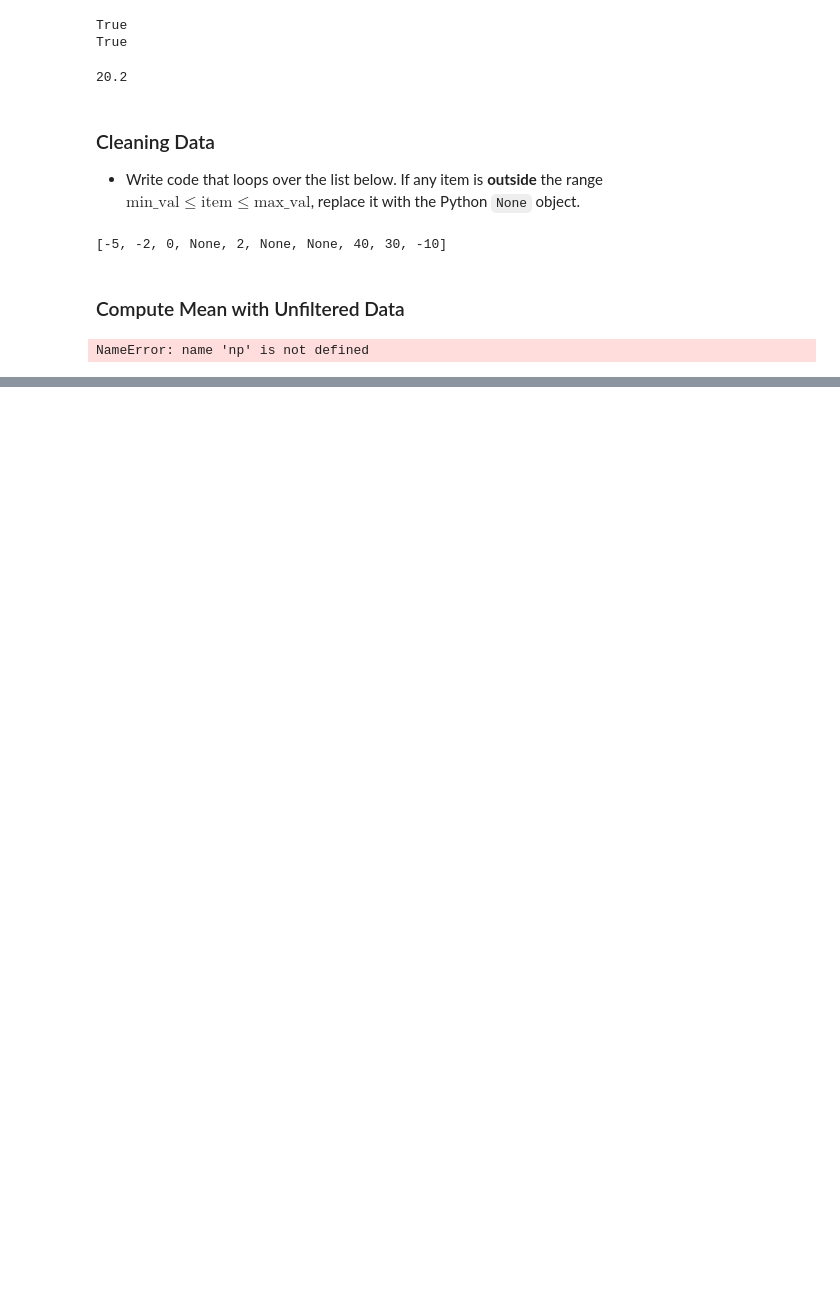
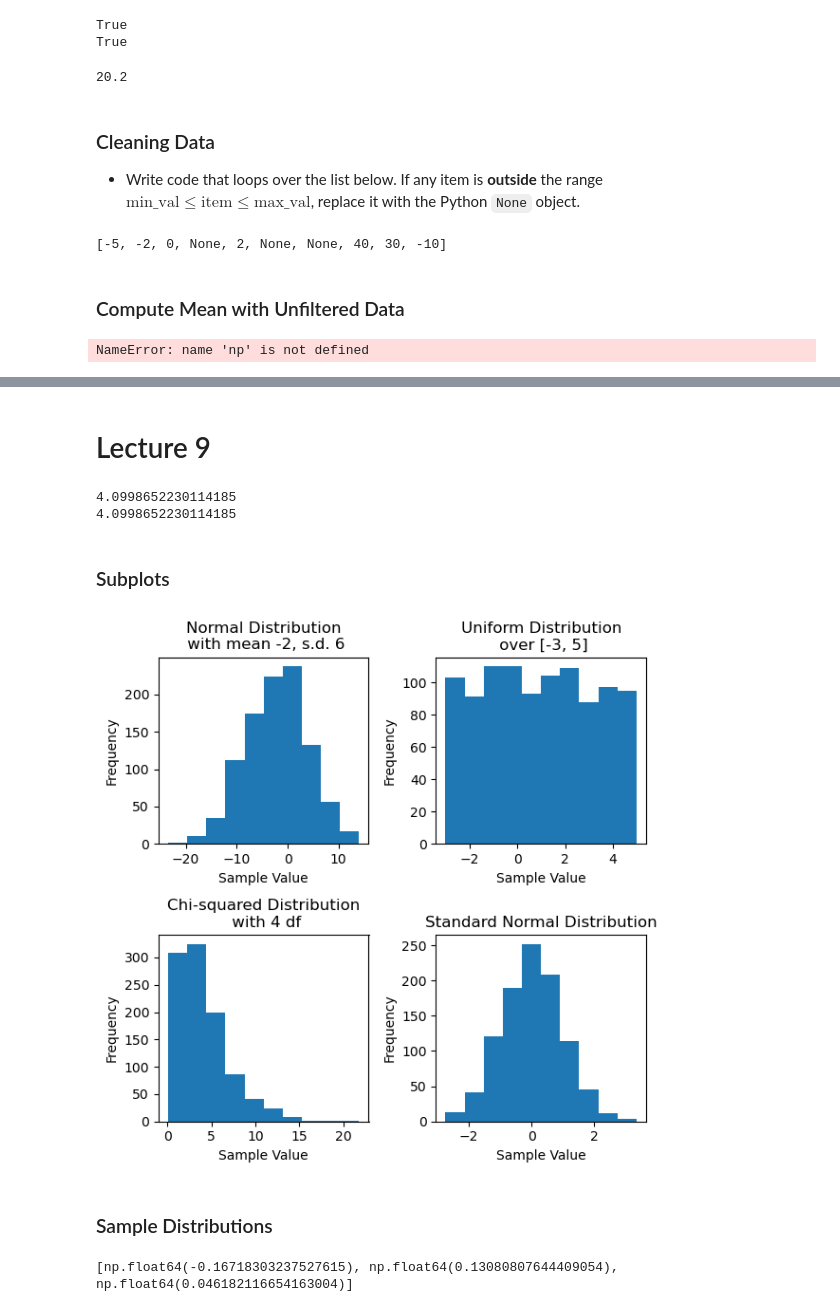
Before and after one commit to michelle1002/datasci151spring2026, a Jupyter notebook: MasterDoc/MasterDocument.ipynb, the cells around one changed output, grey strips where cells are left out. Cells and saved outputs as stored; diff of their text form; code cells hidden in the pictures; blank space fills up the shorter version.

```diff
--- a/MasterDoc/MasterDocument.ipynb
+++ b/MasterDoc/MasterDocument.ipynb
@@ -1673,0 +1676,67 @@ print(numerator/denominator)
+# %% [markdown]
+# Lecture 9
+# %%
+# Draw 1000 samples from chi-squared distribution of 4 degrees of freedom
+chisqu_samples = np.random.chisquare(df = 4, size = 1000)
+
+print(chisqu_samples.mean())
+### OR...
+print(np.mean(chisqu_samples))
+# %% [output]
+4.0998652230114185
+4.0998652230114185
+# %%
+unif_samples = np.random.uniform(low = -3, high = 5, size = 1000)
+normal_samples = np.random.normal(loc = -2, scale = 6, size = 1000)
+std_normal = np.random.normal (0,1,1000)
+# %% [markdown]
+### Subplots
+# %%
+# 6 in. tall and 6in. wide
+fig, subfig_array = plt.subplots(nrows = 2, ncols = 2, figsize = (6,6))
+# First Sub-Figure
+subfig_array[0,0].hist(x = normal_samples)
+subfig_array[0,0].set_title("Normal Distribution\n with mean -2, s.d. 6")
+subfig_array[0,0].set_xlabel("Sample Value")
+subfig_array[0,0].set_ylabel("Frequency")
+
+# Second Figure - row 0, column 1
+subfig_array[0,1].hist(x = unif_samples)
+subfig_array[0,1].set_title("Uniform Distribution\n over [-3, 5]")
+subfig_array[0,1].set_xlabel("Sample Value")
+subfig_array[0,1].set_ylabel("Frequency")
+
+# Third Figure - row 1, column 0
+subfig_array[1,0].hist(x = chisqu_samples)
+subfig_array[1,0].set_title("Chi-squared Distribution\n with 4 df")
+subfig_array[1,0].set_xlabel("Sample Value")
+subfig_array[1,0].set_ylabel("Frequency")
+
+# Fourth Figure
+subfig_array[1,1].hist(x = std_normal)
+subfig_array[1,1].set_title("Standard Normal Distribution")
+subfig_array[1,1].set_xlabel("Sample Value")
+subfig_array[1,1].set_ylabel("Frequency")
+
+plt.tight_layout()
+# %% [output]
+[figure, added]
+# %% [markdown]
+### Sample Distributions
+# %%
+# x-bar = individual sample means
+# Method 1 of storing x-bar into x values
+empty_list_of_xbar = []
+
+vec_unif = np.random.uniform(low=-2, high=2, size = 100)
+empty_list_of_xbar.append(vec_unif.mean())
+
+vec_unif = np.random.uniform(low=-2, high=2, size = 100)
+empty_list_of_xbar.append(vec_unif.mean())
+
+vec_unif = np.random.uniform(low=-2, high=2, size = 100)
+empty_list_of_xbar.append(vec_unif.mean())
+
+print(empty_list_of_xbar)
+# %% [output]
+[np.float64(-0.16718303237527615), np.float64(0.13080807644409054), np.float64(0.046182116654163004)]
```
Also changed, not shown: parts of 15 cells of this notebook, 3 other files.
